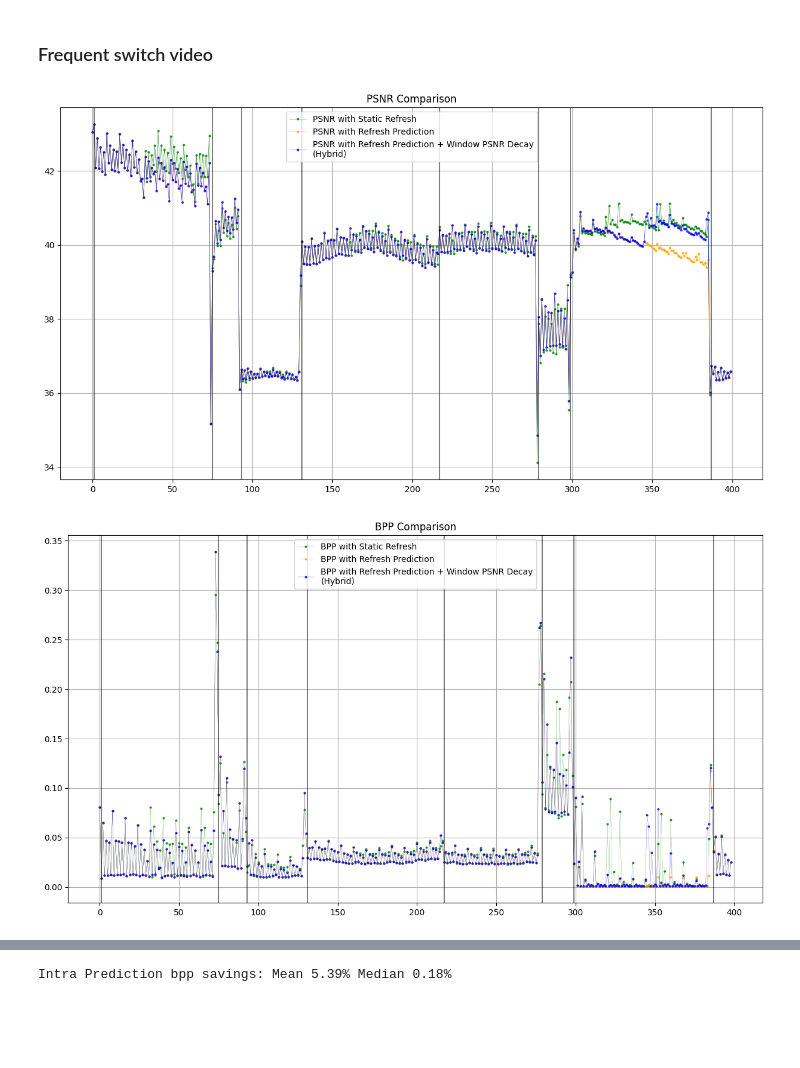
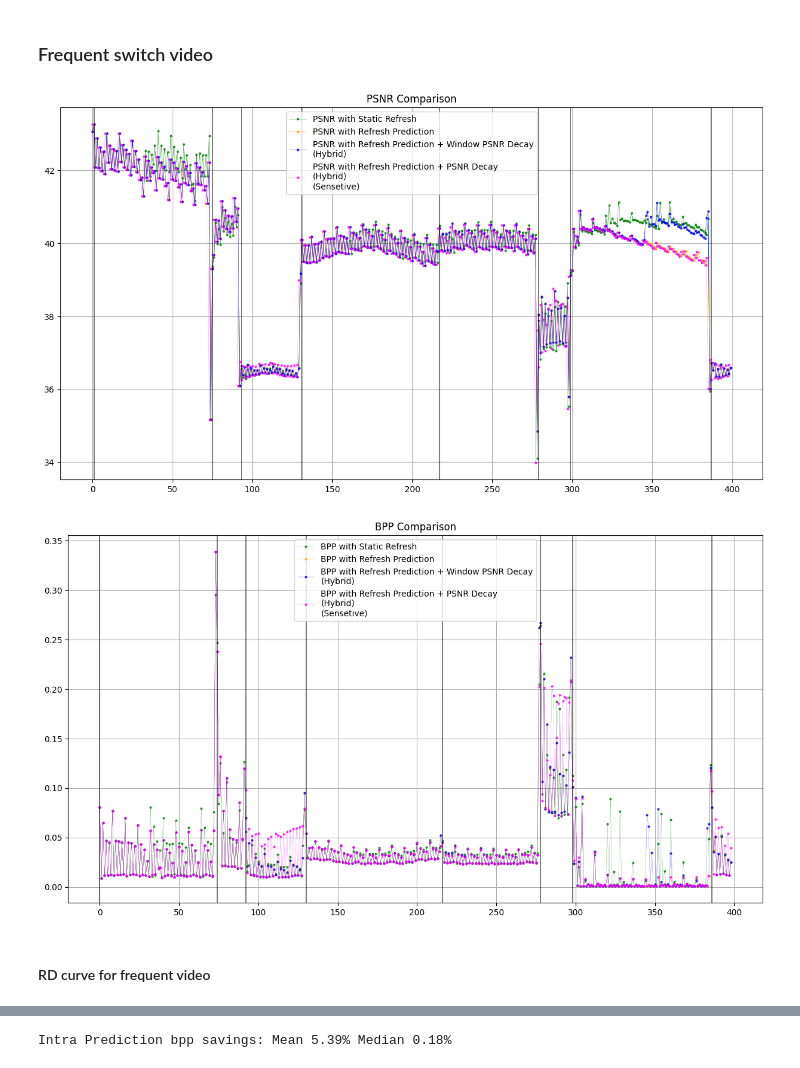
Before and after one commit to Punctuality/DCVC_Dynamic_Intra_Period, a Jupyter notebook: notebooks/explore_results.ipynb, the cells around one changed output, grey strips where cells are left out. Saved outputs shown, nothing was run; the diff lists cells and outputs as text; code cells hidden in the pictures; blank space fills up the shorter version.

```diff
--- a/notebooks/explore_results.ipynb
+++ b/notebooks/explore_results.ipynb
@@ -107,6 +108,13 @@ with open("../output/stream/frequent_pred_decay_intra_2/frequent_dataset_0_q63.j
 with open("../output/stream/frequent_hybrid_1/frequent_dataset_0_q63.json", 'r') as f:
   freq_data_h = json.load(f)
 
+with open("../output/stream/frequent_norm_hybrid_1/frequent_dataset_0_q63.json", 'r') as f:
+  freq_data_n_h = json.load(f)
+
+with open("../output/stream/frequent_norm_hybrid_sensetive_1/frequent_dataset_0_q63.json", 'r') as f:
+  freq_data_n_h_s = json.load(f)
+
+
 with open("../media/syntetic/frequent_dataset_0/reference_points.json", 'r') as f:
   ref_points = json.load(f)
   ref_points = [idx for idx in ref_points if idx < len(freq_data['frame_psnr'])]
@@ -118,6 +126,8 @@ plt.plot(freq_data['frame_psnr'], label = "PSNR with Static Refresh", marker='o'
 # plt.plot(freq_data_i['frame_psnr'], label = "PSNR", marker='o', linewidth=0.5, markersize=2, c = 'r', alpha = 0.75)
 plt.plot(freq_data_p['frame_psnr'], label = "PSNR with Refresh Prediction", marker='o', linewidth=0.5, markersize=2, c = 'orange', alpha = 0.75)
 plt.plot(freq_data_h['frame_psnr'], label = "PSNR with Refresh Prediction + Window PSNR Decay\n(Hybrid)", marker='o', linewidth=0.5, markersize=2, c = 'blue', alpha = 0.75)
+# plt.plot(freq_data_n_h['frame_psnr'], label = "PSNR with Refresh Prediction + PSNR Decay\n(Hybrid)", marker='o', linewidth=0.5, markersize=2, c = 'r', alpha = 0.75)
+plt.plot(freq_data_n_h_s['frame_psnr'][1:], label = "PSNR with Refresh Prediction + PSNR Decay\n(Hybrid)\n(Sensetive)", marker='o', linewidth=0.2, markersize=2, c = 'magenta', alpha = 0.75)
 # plt.plot(freq_data_p_d['frame_psnr'], label = "PSNR with Refresh/Decay Prediction", marker='o', linewidth=0.5, markersize=2, c = 'blue', alpha = 0.75)
 plt.title("PSNR Comparison")
 plt.legend()
@@ -132,27 +142,30 @@ plt.legend()
 for idx in ref_points:
   plt.axvline(x=idx, color='k', alpha=0.5)
 # %% [output]
-[figure, old version]
+[figure, new version]
 # %%
 plt.figure(figsize=(15, 8))
 plt.grid(True)
 plt.plot(freq_data['frame_bpp'][1:], label = "BPP with Static Refresh", marker='o', linewidth=0.2, markersize=2, c = 'g', alpha = 0.75)
 # plt.plot(freq_data_n['frame_bpp'][1:], label = "BPP without Refreshes", marker='o', linewidth=0.2, markersize=2, c = 'b', alpha = 0.75)
 # plt.plot(freq_data_i['frame_bpp'][1:], label = "BPP with Intraframes", marker='o', linewidth=0.2, markersize=2, c = 'r', alpha = 0.75)
 plt.plot(freq_data_p['frame_bpp'][1:], label = "BPP with Refresh Prediction", marker='o', linewidth=0.2, markersize=2, c = 'orange', alpha = 0.75)
 plt.plot(freq_data_h['frame_bpp'][1:], label = "BPP with Refresh Prediction + Window PSNR Decay\n(Hybrid)", marker='o', linewidth=0.2, markersize=2, c = 'blue', alpha = 0.75)
+plt.plot(freq_data_n_h_s['frame_bpp'][1:], label = "BPP with Refresh Prediction + PSNR Decay\n(Hybrid)\n(Sensetive)", marker='o', linewidth=0.2, markersize=2, c = 'magenta', alpha = 0.75)
 # plt.plot(freq_data_p_d['frame_bpp'][1:], label = "BPP with Refresh/Decay Prediction", marker='o', linewidth=0.2, markersize=2, c = 'blue', alpha = 0.75)
 plt.legend()
 plt.title("BPP Comparison")
 
 # for idx in np.arange(0, len(freq_data['frame_bpp']), 32):
 #   plt.axvline(x=idx, color='g', alpha=0.5)
 
 # f_types = np.array(freq_data['frame_type'])
 # for idx in np.argwhere(f_types == 0):
 #   plt.axvline(x=idx, color='r')
 
 for idx in ref_points:
-  plt.axvline(x=idx, color='k', alpha=0.5)
+  plt.axvline(x=idx - 1, color='k', alpha=0.5)
 # %% [output]
-[figure, old version]
+[figure, new version]
+# %% [markdown]
+#### RD curve for frequent video
```
Also changed, not shown: parts of 14 cells of this notebook, 6 other files.
